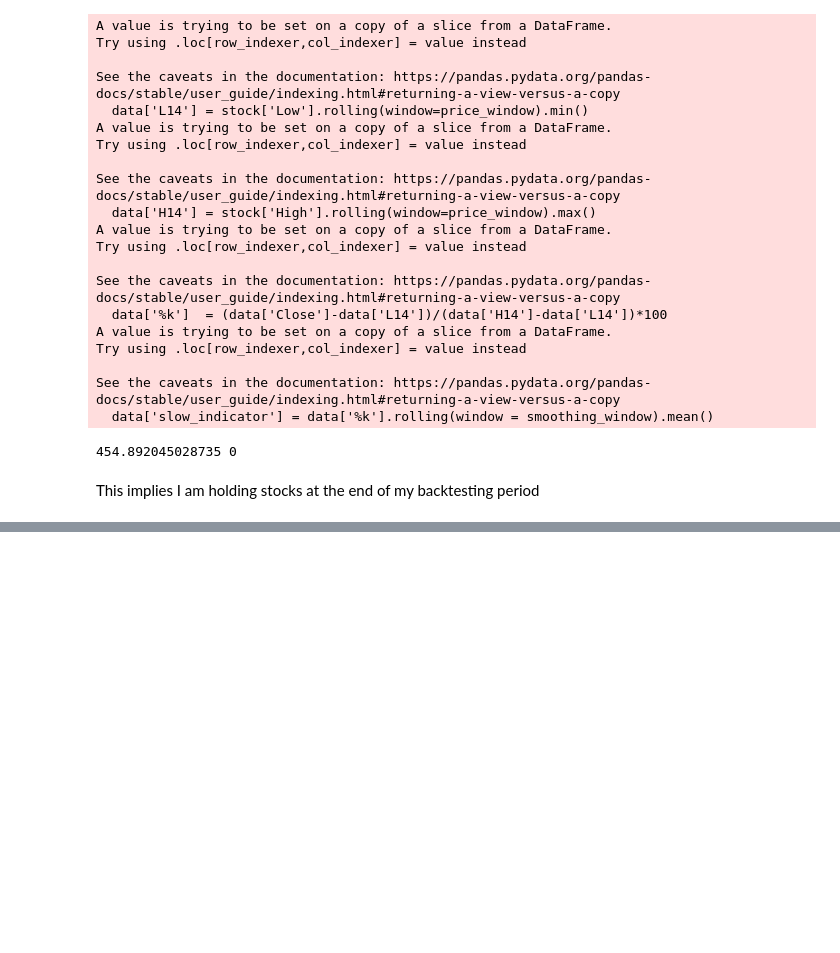
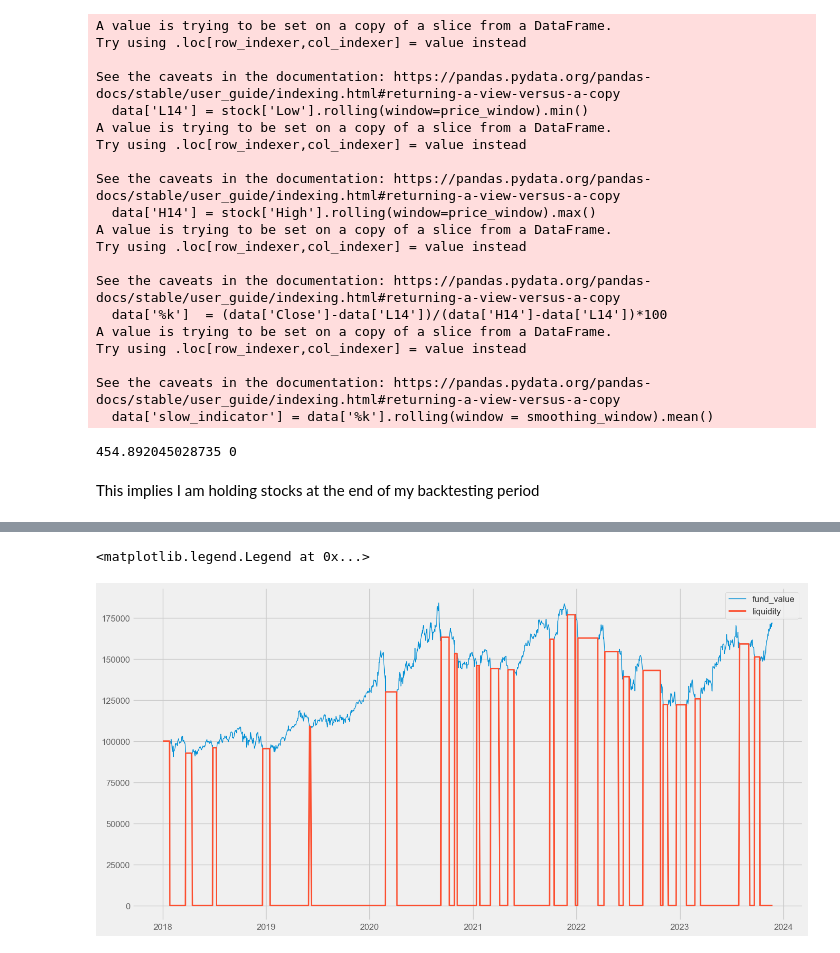
Before and after one commit to Grumpy-catzZ/Back-testing-Engine-for-Mean-Reverting-Alpha, a Jupyter notebook: research.ipynb, the cells around one changed output, grey strips where cells are left out. Cells and saved outputs as stored; diff of their text form; code cells hidden in the pictures; blank space fills up the shorter version.

```diff
--- a/research.ipynb
+++ b/research.ipynb
@@ -190 +206,9 @@ backtest
+# %%
+plt.figure(figsize=(15,8))
+plt.plot(backtest['fund_value'], linewidth =1, label = 'fund_value')
+plt.plot(backtest['liquidity'], linewidth = 2, label= 'liquidity')
+plt.legend()
+# %% [output]
+<matplotlib.legend.Legend at 0x...>
+[figure, added]
 # %%
```
Also changed, not shown: parts of 13 cells of this notebook.
